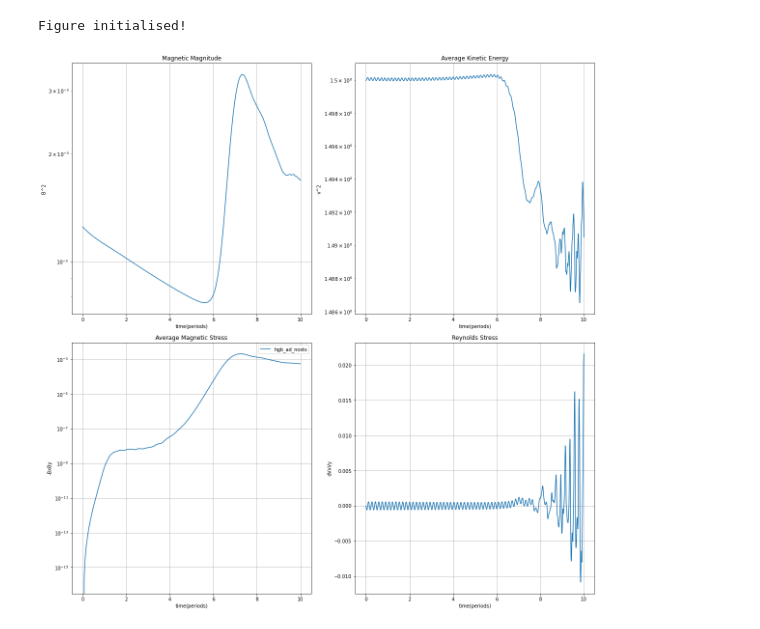
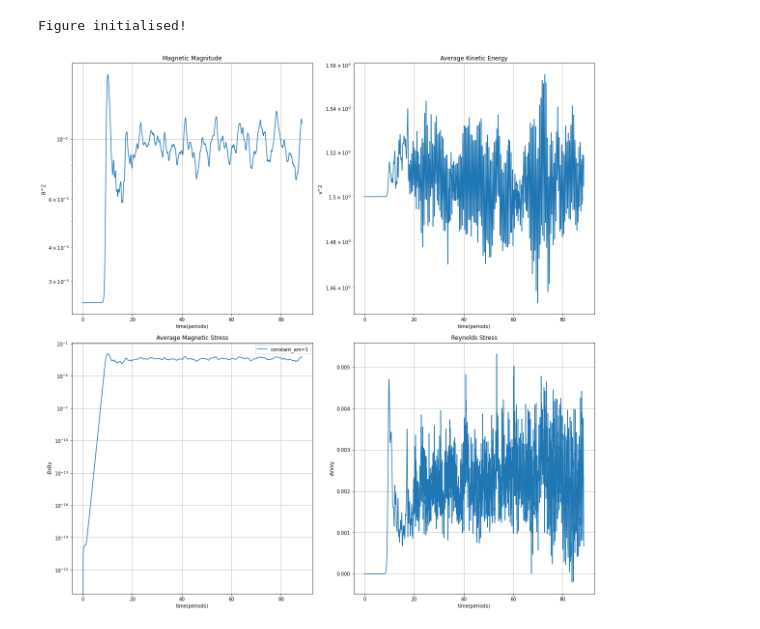
Before and after one commit to asmohov/ppd, a Jupyter notebook: hgb_plot_tester.ipynb, the cells around one changed output. Saved outputs shown, nothing was run; the diff lists cells and outputs as text; code cells hidden in the pictures.

```diff
--- a/hgb_plot_tester.ipynb
+++ b/hgb_plot_tester.ipynb
@@ -1,23 +1,23 @@
 # %%
 from matplotlib import pyplot as plt
 
 from hgb_plot import init_hgb
 from hgb_plot import hgb_plot
 
 
 #figure formatting
 
 
 fig,ax = init_hgb()
 
 
 
 
 #hgb_plot(file name,label,fig,ax,volume)
-hgb_plot('./hgb_ad_nosts/HGB.hst','hgb_ad_nosts',fig,ax,16)
+hgb_plot('./ad_prof/const_am/HGB.hst','constant_am=1',fig,ax,16)
 # %% [output]
 Figure initialised!
-[figure, old version]
+[figure, new version]
 # %%
 # Data for plotting dt evolution
 
```
Also changed, not shown: parts of 2 cells of this notebook, 5 other files.
